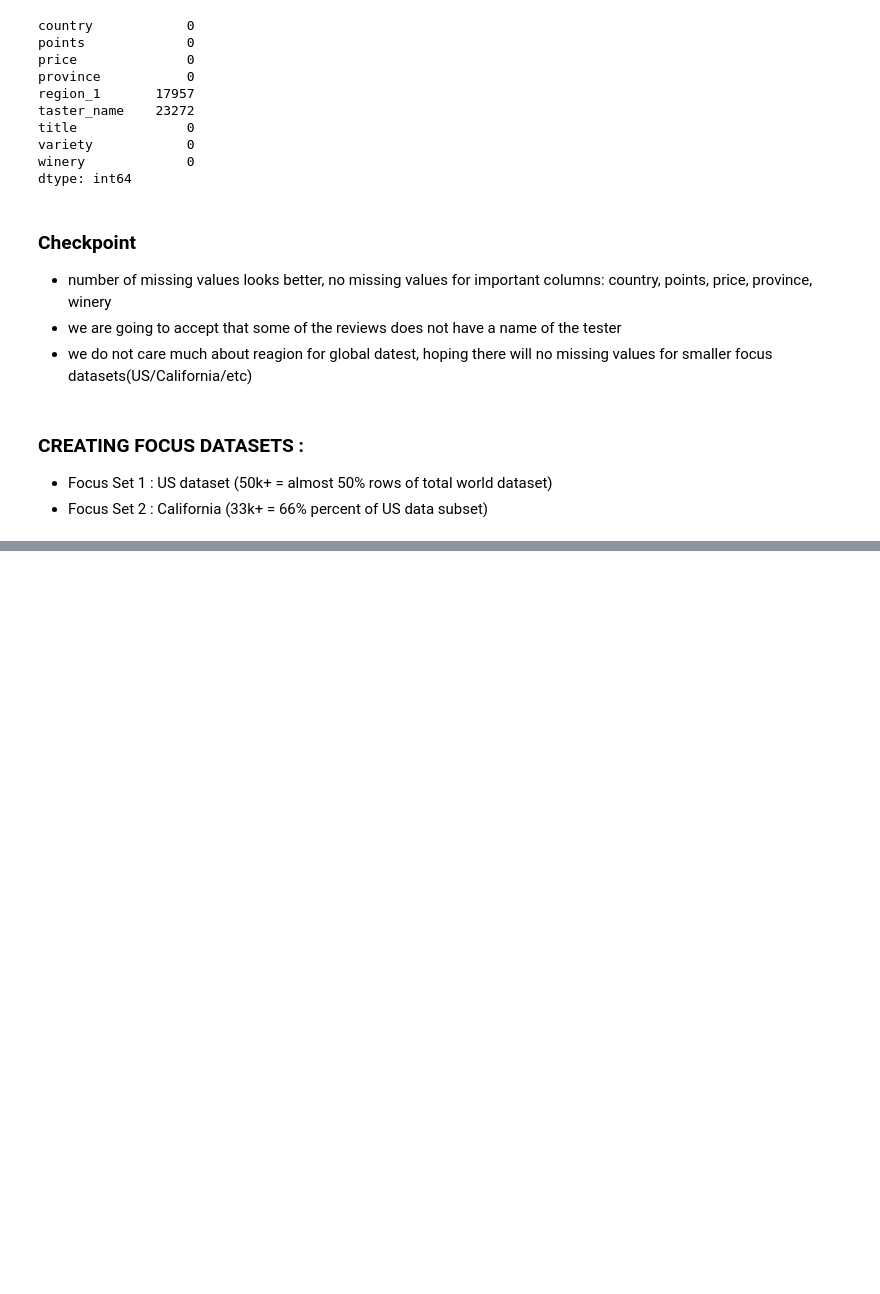
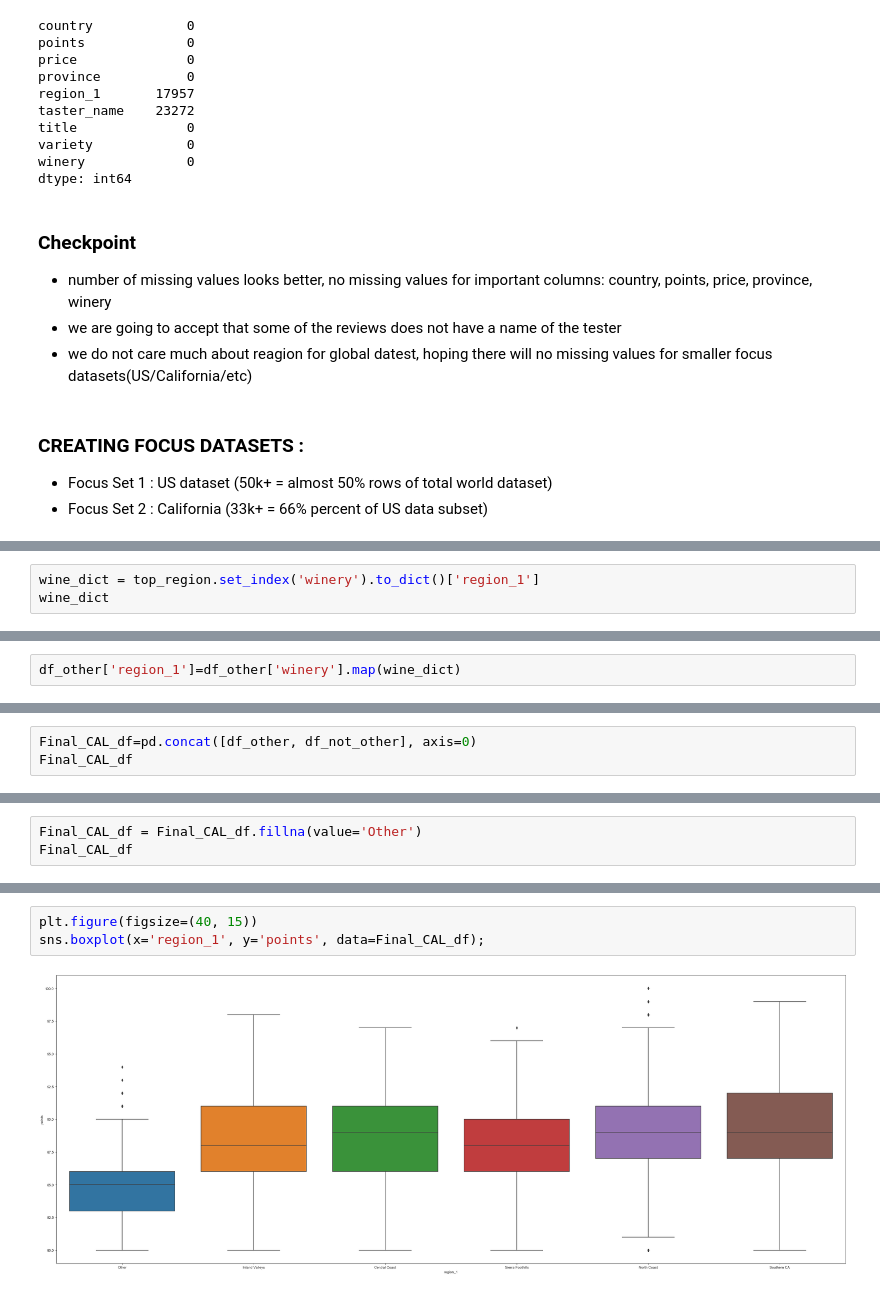
Before and after one commit to jpolakov/DS2_Group21_Project, a Jupyter notebook: Group21_Assignment.ipynb, the cells around one changed output, grey strips where cells are left out. Saved outputs shown, nothing was run; the diff lists cells and outputs as text; blank space fills up the shorter version.

```diff
--- a/Group21_Assignment.ipynb
+++ b/Group21_Assignment.ipynb
@@ -157,0 +515,3 @@ df_CAL.shape
+# %%
+wine_dict = top_region.set_index('winery').to_dict()['region_1']
+wine_dict
@@ -157,0 +536,2 @@ df_CAL.shape
+# %%
+df_other['region_1']=df_other['winery'].map(wine_dict)
@@ -157,0 +554,3 @@ df_CAL.shape
+# %%
+Final_CAL_df=pd.concat([df_other, df_not_other], axis=0)
+Final_CAL_df
@@ -157,0 +571,3 @@ df_CAL.shape
+# %%
+Final_CAL_df = Final_CAL_df.fillna(value='Other')
+Final_CAL_df
@@ -157,0 +601,5 @@ df_CAL.shape
+# %%
+plt.figure(figsize=(40, 15))
+sns.boxplot(x='region_1', y='points', data=Final_CAL_df);
+# %% [output]
+[figure, added]
```
Also changed, not shown: parts of 54 cells of this notebook.
